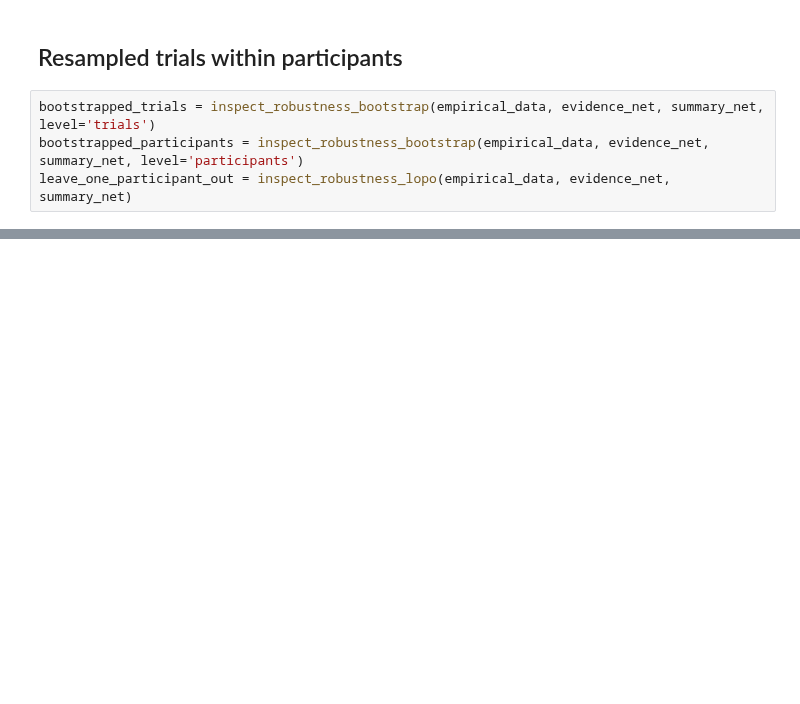
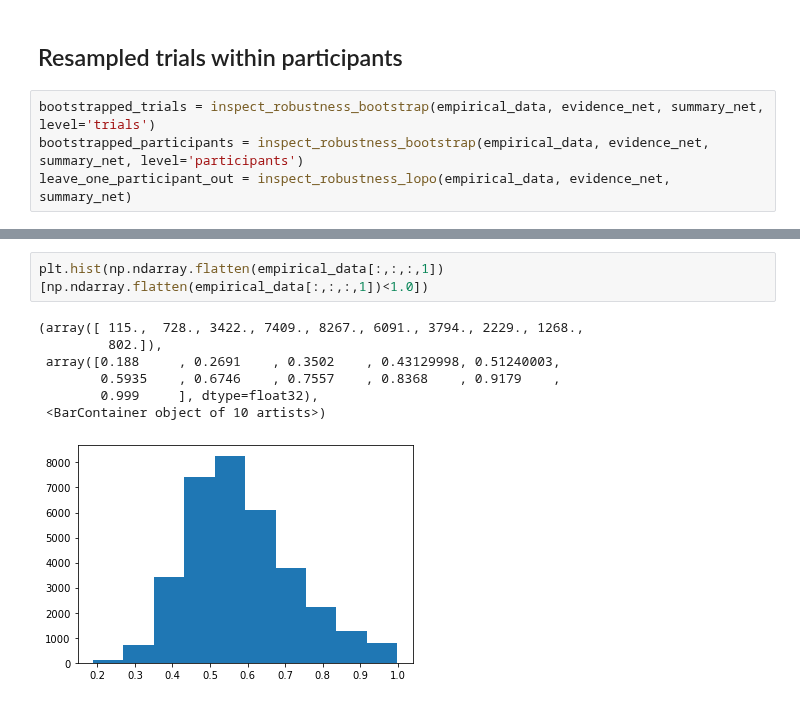
Before and after one commit to elseml/DeepHierarchicalModelComparison, a Jupyter notebook: notebooks/03_levy_flight_application/05_apply_networks.ipynb, the cells around one changed output, grey strips where cells are left out. Drawn from its saved outputs; the diff is of its cells as text; blank space fills up the shorter version.

```diff
--- a/notebooks/03_levy_flight_application/05_apply_networks.ipynb
+++ b/notebooks/03_levy_flight_application/05_apply_networks.ipynb
@@ -209,0 +260,10 @@ plt.savefig('levy_resampling_robustness.png', dpi=300, bbox_inches='tight')
+# %%
+plt.hist(np.ndarray.flatten(empirical_data[:,:,:,1])[np.ndarray.flatten(empirical_data[:,:,:,1])<1.0])
+# %% [output]
+(array([ 115.,  728., 3422., 7409., 8267., 6091., 3794., 2229., 1268.,
+         802.]),
+ array([0.188     , 0.2691    , 0.3502    , 0.43129998, 0.51240003,
+        0.5935    , 0.6746    , 0.7557    , 0.8368    , 0.9179    ,
+        0.999     ], dtype=float32),
+ <BarContainer object of 10 artists>)
+[figure, added]
```
Also changed, not shown: parts of 24 cells of this notebook.
